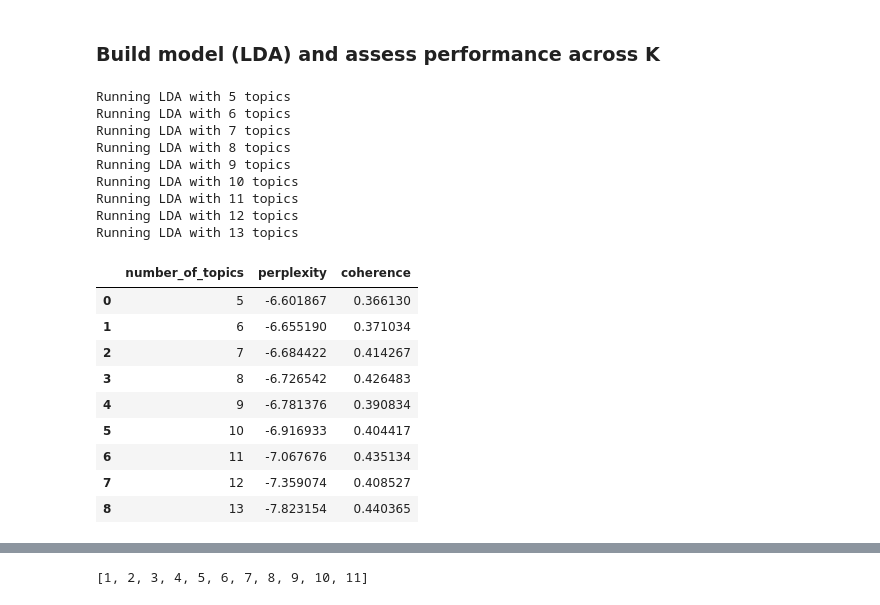
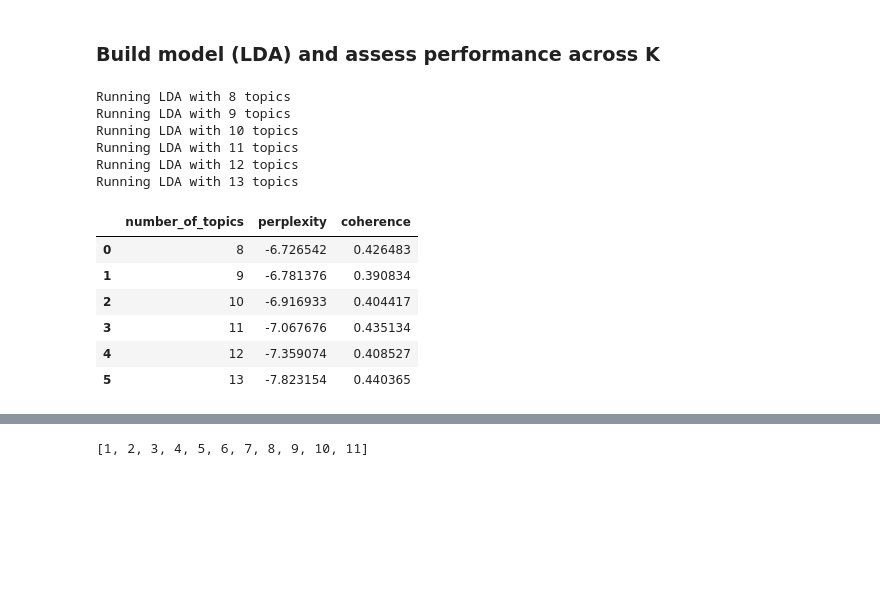
Before and after one commit to erobitschek/urban_policy_nlp, a Jupyter notebook: code/03_survey_topicmodel.ipynb, the cells around one changed output, grey strips where cells are left out. Cells and saved outputs as stored; diff of their text form; code cells hidden in the pictures; blank space fills up the shorter version.

```diff
--- a/code/03_survey_topicmodel.ipynb
+++ b/code/03_survey_topicmodel.ipynb
@@ -106,7 +106,7 @@ def score_lda_model(min_topic_num, max_topic_num, lda_model, corpus, data_lemmat
 ### Load in data
 # %%
 subset_col = 'Q12.6_corrected' #specify corrected text column
-survey_df = pd.read_csv('../../datasets/spur_survey_response_filtered_df1.txt', sep='\t')
+survey_df = pd.read_csv('../datasets/spur_survey_response_filtered_df1.txt', sep='\t')
 survey_df.head()
 # %% [output]
 |  | StartDate | EndDate | Progress | Duration..in.seconds. | Finished | RecordedDate | ResponseId | ... |
@@ -203,28 +186,22 @@ lda_model = gensim.models.ldamodel.LdaModel(corpus=corpus,
                                            alpha='auto',
                                            per_word_topics=True)
 # %%
-lda_model_eval_df = score_lda_model(5, 14, lda_model, corpus, data_lemmatized, id2word)
+lda_model_eval_df = score_lda_model(8, 14, lda_model, corpus, data_lemmatized, id2word)
 lda_model_eval_df
 # %% [output]
-Running LDA with 5 topics
-Running LDA with 6 topics
-Running LDA with 7 topics
 Running LDA with 8 topics
 Running LDA with 9 topics
 Running LDA with 10 topics
 Running LDA with 11 topics
 Running LDA with 12 topics
 Running LDA with 13 topics
 |  | number_of_topics | perplexity | coherence |
-| 0 | 5 | -6.601867 | 0.366130 |
-| 1 | 6 | -6.655190 | 0.371034 |
-| 2 | 7 | -6.684422 | 0.414267 |
-| 3 | 8 | -6.726542 | 0.426483 |
-| 4 | 9 | -6.781376 | 0.390834 |
-| 5 | 10 | -6.916933 | 0.404417 |
-| 6 | 11 | -7.067676 | 0.435134 |
-| 7 | 12 | -7.359074 | 0.408527 |
-| 8 | 13 | -7.823154 | 0.440365 |
+| 0 | 8 | -6.726542 | 0.426483 |
+| 1 | 9 | -6.781376 | 0.390834 |
+| 2 | 10 | -6.916933 | 0.404417 |
+| 3 | 11 | -7.067676 | 0.435134 |
+| 4 | 12 | -7.359074 | 0.408527 |
+| 5 | 13 | -7.823154 | 0.440365 |
 # %%
 #Plot perplexity across K
 sns.lineplot(data=lda_model_eval_df, x="number_of_topics", y="perplexity",
```
Also changed, not shown: parts of 22 cells of this notebook.
